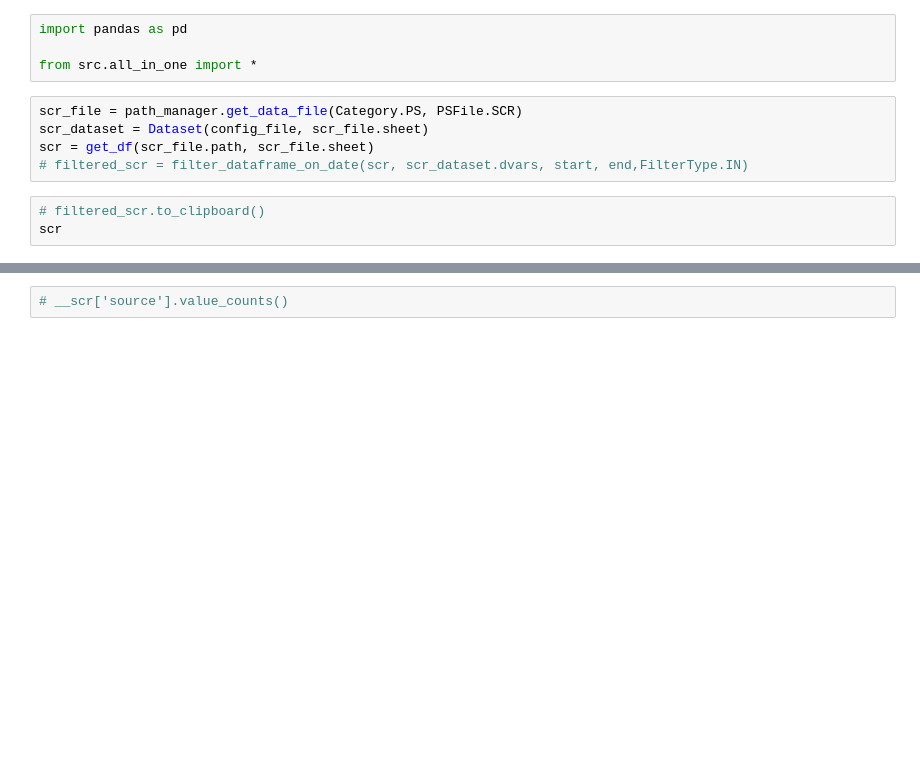
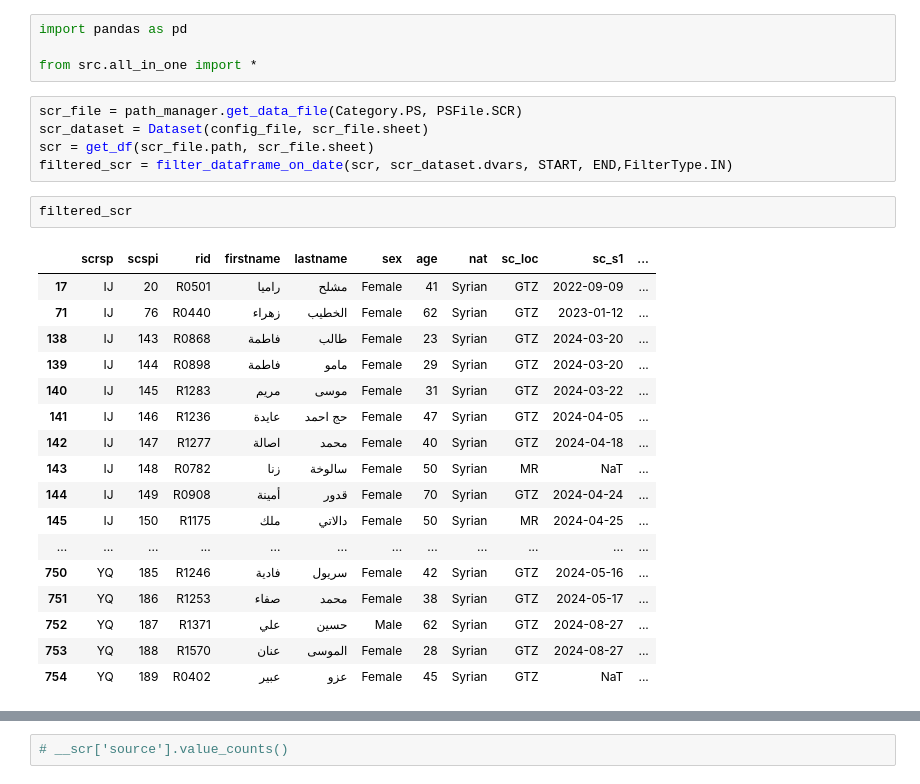
Before and after one commit to ModarYaghi/fc-performeter, a Jupyter notebook: notebooks/analysis/0_screening.ipynb, the cells around one changed output, grey strips where cells are left out. Saved outputs shown, nothing was run; the diff lists cells and outputs as text; blank space fills up the shorter version.

```diff
--- a/notebooks/analysis/0_screening.ipynb
+++ b/notebooks/analysis/0_screening.ipynb
@@ -6,7 +6,24 @@ from src.all_in_one import *
 scr_file = path_manager.get_data_file(Category.PS, PSFile.SCR)
 scr_dataset = Dataset(config_file, scr_file.sheet)
 scr = get_df(scr_file.path, scr_file.sheet)
-# filtered_scr = filter_dataframe_on_date(scr, scr_dataset.dvars, start, end,FilterType.IN)
+filtered_scr = filter_dataframe_on_date(scr, scr_dataset.dvars, START, END,FilterType.IN)
-# %%
-# filtered_scr.to_clipboard()
-scr
+# %%
+filtered_scr
+# %% [output]
+|  | scrsp | scspi | rid | firstname | lastname | sex | age | nat | sc_loc | sc_s1 | ... |
+| 17 | IJ | 20 | R0501 | راميا | مشلح | Female | 41 | Syrian | GTZ | 2022-09-09 | ... |
+| 71 | IJ | 76 | R0440 | زهراء | الخطيب | Female | 62 | Syrian | GTZ | 2023-01-12 | ... |
+| 138 | IJ | 143 | R0868 | فاطمة | طالب | Female | 23 | Syrian | GTZ | 2024-03-20 | ... |
+| 139 | IJ | 144 | R0898 | فاطمة | مامو | Female | 29 | Syrian | GTZ | 2024-03-20 | ... |
+| 140 | IJ | 145 | R1283 | مريم | موسى | Female | 31 | Syrian | GTZ | 2024-03-22 | ... |
+| 141 | IJ | 146 | R1236 | عايدة | حج احمد | Female | 47 | Syrian | GTZ | 2024-04-05 | ... |
+| 142 | IJ | 147 | R1277 | اصالة | محمد | Female | 40 | Syrian | GTZ | 2024-04-18 | ... |
+| 143 | IJ | 148 | R0782 | زنا | سالوخة | Female | 50 | Syrian | MR | NaT | ... |
+| 144 | IJ | 149 | R0908 | أمينة | قدور | Female | 70 | Syrian | GTZ | 2024-04-24 | ... |
+| 145 | IJ | 150 | R1175 | ملك | دالاتي | Female | 50 | Syrian | MR | 2024-04-25 | ... |
+| ... | ... | ... | ... | ... | ... | ... | ... | ... | ... | ... | ... |
+| 750 | YQ | 185 | R1246 | فادية | سريول | Female | 42 | Syrian | GTZ | 2024-05-16 | ... |
+| 751 | YQ | 186 | R1253 | صفاء | محمد | Female | 38 | Syrian | GTZ | 2024-05-17 | ... |
+| 752 | YQ | 187 | R1371 | علي | حسين | Male | 62 | Syrian | GTZ | 2024-08-27 | ... |
+| 753 | YQ | 188 | R1570 | عنان | الموسى | Female | 28 | Syrian | GTZ | 2024-08-27 | ... |
+| 754 | YQ | 189 | R0402 | عبير | عزو | Female | 45 | Syrian | GTZ | NaT | ... |
```
Also changed, not shown: parts of 6 cells of this notebook, 5 other files.
